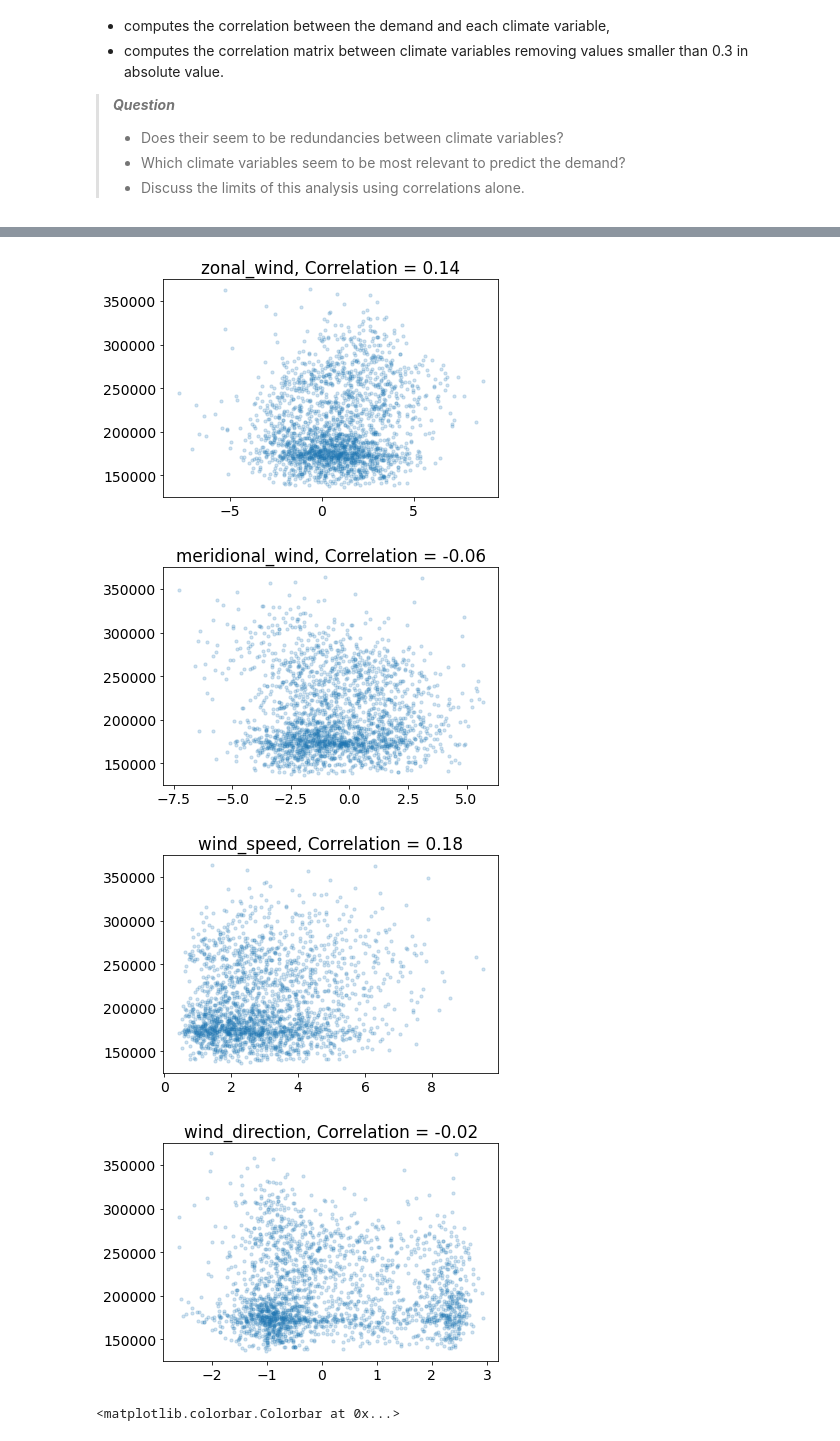
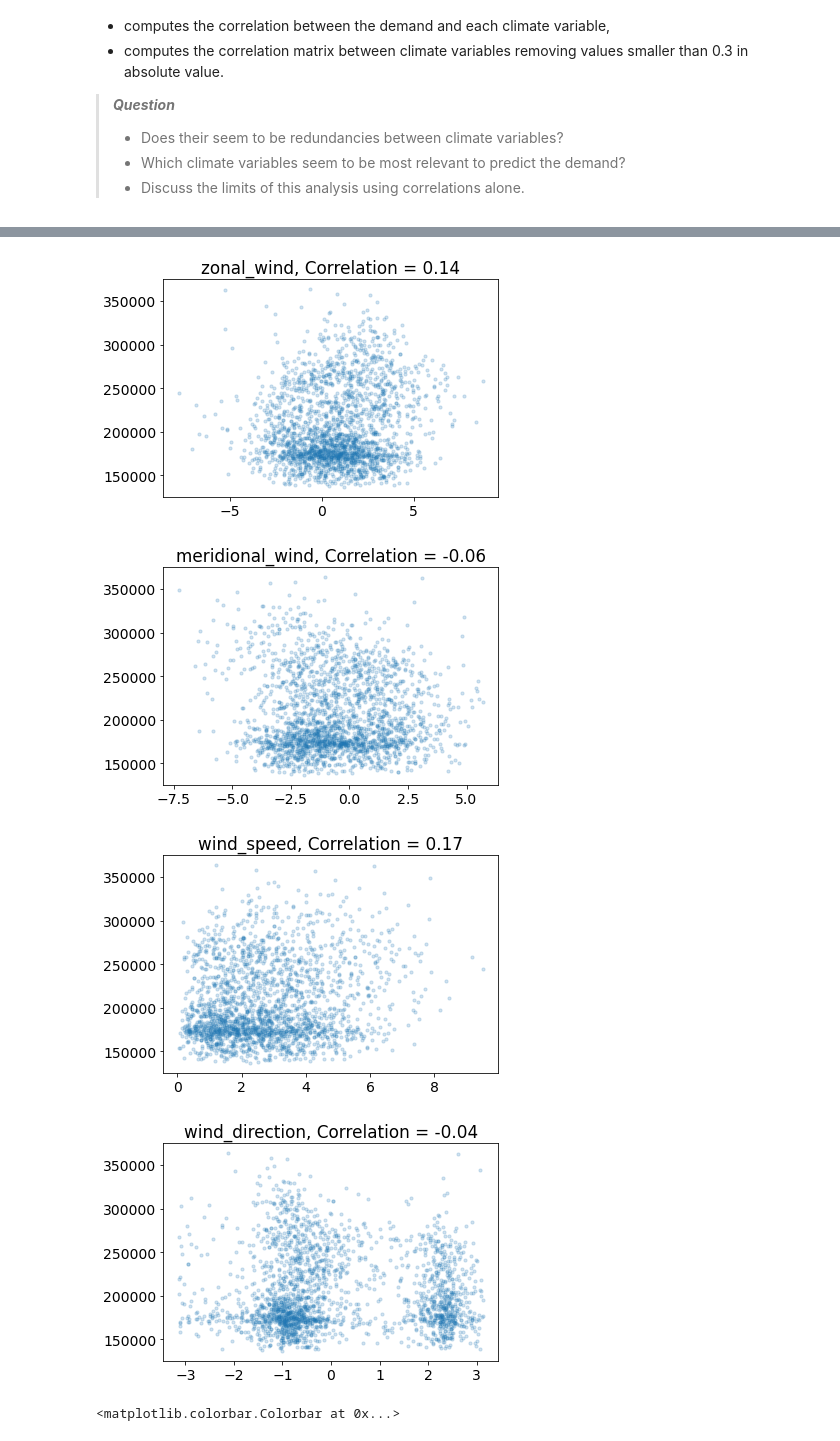
Before and after one commit to Pchambet/ml4climate, a Jupyter notebook: book/notebooks/8_tutorial_ensemble_methods.ipynb, the cells around one changed output, grey strips where cells are left out. Saved outputs shown, nothing was run; the diff lists cells and outputs as text; code cells hidden in the pictures.

Commit message:
add data

```diff
--- a/book/notebooks/8_tutorial_ensemble_methods.ipynb
+++ b/book/notebooks/8_tutorial_ensemble_methods.ipynb
@@ -77,26 +77,18 @@ In addition to the surface temperature (in °C), we also load the:
 - surface wind (in m/s).
 # %%
 # Directories where you saved the data
-data_dir_climate = Path('../../../data/projects/climate_france')
-
-# Template filenames
-filename_mask = 'mask_datagouv_french_regions_merra2_Nx_France.nc'
-filename_climate = 'merra2_area_selection_output_{}_merra2_2010-2019.nc'
+filename_climate = (
+    'merra2_area_selection_output_{}_merra2_2010-2019_daily.csv')
 temp_label = 'Temperature (°C)'
-
-# Read grid point-region mask
-filepath_mask = Path(data_dir_climate, filename_mask)
-ds_mask = xr.load_dataset(filepath_mask)
-da_mask = ds_mask['mask']
 
 def get_regional_climate(variable_name):
     filename = filename_climate.format(variable_name)
-    filepath = Path(data_dir_climate, filename)
-    da_climate = xr.load_dataset(filepath)
-    da_climate_reg = da_climate.groupby(da_mask).mean().rename(mask='region')
-    da_climate_reg['region'] = ds_mask['region'].values
+    filepath = Path(data_dir, filename)
+    df_climate = pd.read_csv(filepath, **kwargs_read_csv)
+    da_climate = df_climate.to_xarray().to_array('region').transpose(
+        'time', 'region').to_dataset(name=variable_name)
 
-    return da_climate_reg
+    return da_climate
 
 # Read a climate variable and plot its mean over time
 ds_clim = get_regional_climate('surface_temperature') - 273.15
@@ -150,18 +138,18 @@ The code below:
 > - Which climate variables seem to be most relevant to predict the demand?
 > - Discuss the limits of this analysis using correlations alone.
 # %%
-for variable_name, da in ds_clim_reg_day.items():
+for variable_name, da in ds_clim_reg.items():
     plt.figure()
-    plt.scatter(da.values, df_dem_reg_day.values, s=10, alpha=0.2)
-    c = np.corrcoef(da.values, df_dem_reg_day.values)[0, 1]
+    plt.scatter(da.values, df_dem_reg.values, s=10, alpha=0.2)
+    c = np.corrcoef(da.values, df_dem_reg.values)[0, 1]
     plt.title('{}, Correlation = {:.2f}'.format(variable_name, c))
 # %% [output]
 [figure]
 [figure]
 [figure]
 [figure]
 [figure]
 [figure]
-[figure, old version]
+[figure, new version]
-[figure, old version]
+[figure, new version]
 # %%
```
Also changed, not shown: parts of 13 cells of this notebook, 6 other files.
